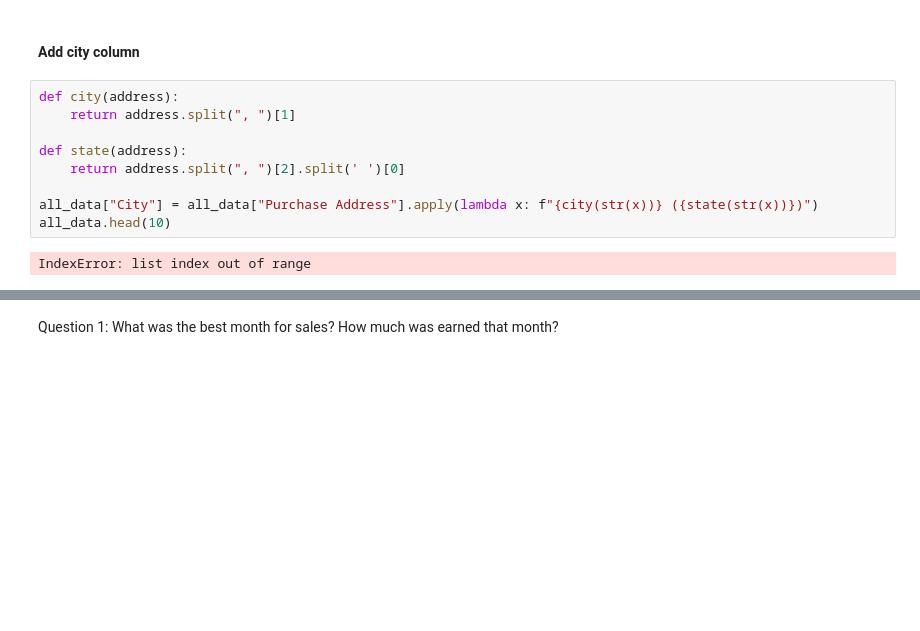
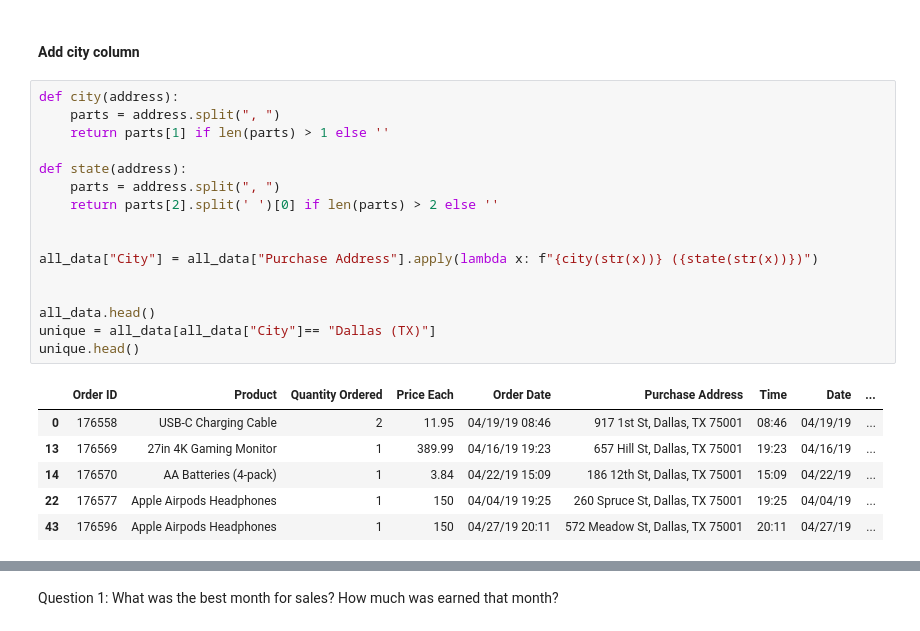
Before and after one commit to Arzion032/1P-Sales-Analysis, a Jupyter notebook: Datasetanalysis.ipynb, the cells around one changed output, grey strips where cells are left out. Saved outputs shown, nothing was run; the diff lists cells and outputs as text; blank space fills up the shorter version.

```diff
--- a/Datasetanalysis.ipynb
+++ b/Datasetanalysis.ipynb
@@ -74,15 +74,27 @@ all_data.head()
 #### Add city column
 # %%
 def city(address):
-    return address.split(", ")[1]
+    parts = address.split(", ")
+    return parts[1] if len(parts) > 1 else ''
 
 def state(address):
-    return address.split(", ")[2].split(' ')[0]
+    parts = address.split(", ")
+    return parts[2].split(' ')[0] if len(parts) > 2 else ''
+
 
 all_data["City"] = all_data["Purchase Address"].apply(lambda x: f"{city(str(x))} ({state(str(x))})")
-all_data.head(10)
+
+
+all_data.head()
+unique = all_data[all_data["City"]== "Dallas (TX)"]
+unique.head()
 # %% [output]
-IndexError: list index out of range
+|  | Order ID | Product | Quantity Ordered | Price Each | Order Date | Purchase Address | Time | Date | ... |
+| 0 | 176558 | USB-C Charging Cable | 2 | 11.95 | 04/19/19 08:46 | 917 1st St, Dallas, TX 75001 | 08:46 | 04/19/19 | ... |
+| 13 | 176569 | 27in 4K Gaming Monitor | 1 | 389.99 | 04/16/19 19:23 | 657 Hill St, Dallas, TX 75001 | 19:23 | 04/16/19 | ... |
+| 14 | 176570 | AA Batteries (4-pack) | 1 | 3.84 | 04/22/19 15:09 | 186 12th St, Dallas, TX 75001 | 15:09 | 04/22/19 | ... |
+| 22 | 176577 | Apple Airpods Headphones | 1 | 150 | 04/04/19 19:25 | 260 Spruce St, Dallas, TX 75001 | 19:25 | 04/04/19 | ... |
+| 43 | 176596 | Apple Airpods Headphones | 1 | 150 | 04/27/19 20:11 | 572 Meadow St, Dallas, TX 75001 | 20:11 | 04/27/19 | ... |
 # %%
 all_data['Quantity Ordered'] = pd.to_numeric(all_data['Quantity Ordered'])
 all_data['Price Each'] = pd.to_numeric(all_data['Price Each'])
```
Also changed, not shown: parts of 1 cell of this notebook, 4 other files.
